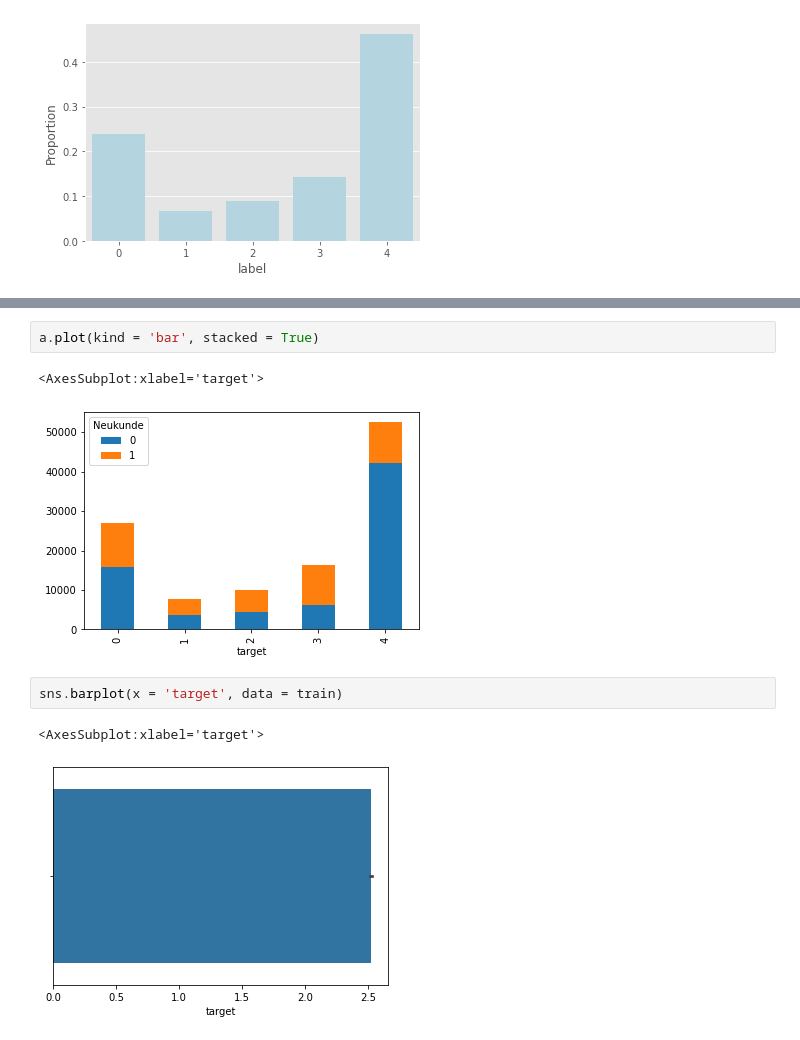
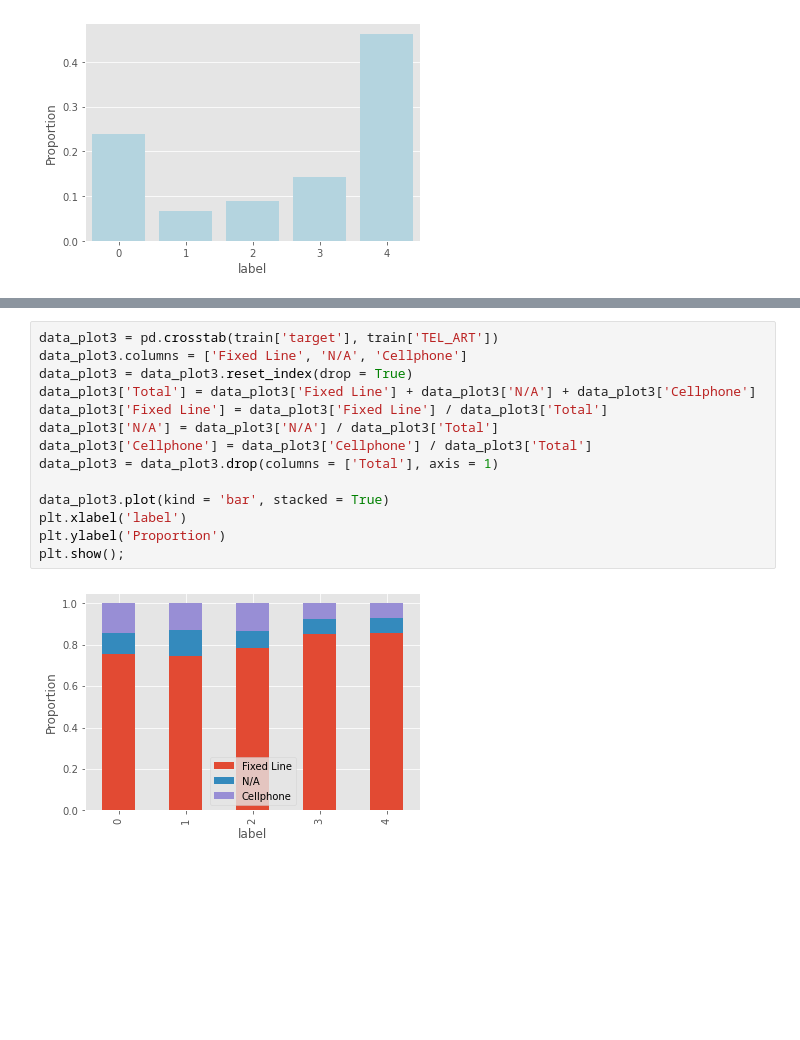
Before and after one commit to oscarm524/Data-Mining-Cup, a Jupyter notebook: DMC-2008/Data_Exploration/Data_Exploration.ipynb, the cells around one changed output, grey strips where cells are left out. Drawn from its saved outputs; the diff is of its cells as text; blank space fills up the shorter version.

```diff
--- a/DMC-2008/Data_Exploration/Data_Exploration.ipynb
+++ b/DMC-2008/Data_Exploration/Data_Exploration.ipynb
@@ -77,10 +71,16 @@ plt.show();
-# %%
-a.plot(kind = 'bar', stacked = True)
-# %% [output]
-<AxesSubplot:xlabel='target'>
-[figure, removed]
-# %%
-sns.barplot(x = 'target', data = train)
-# %% [output]
-<AxesSubplot:xlabel='target'>
-[figure, removed]
+# %%
+data_plot3 = pd.crosstab(train['target'], train['TEL_ART'])
+data_plot3.columns = ['Fixed Line', 'N/A', 'Cellphone']
+data_plot3 = data_plot3.reset_index(drop = True)
+data_plot3['Total'] = data_plot3['Fixed Line'] + data_plot3['N/A'] + data_plot3['Cellphone']
+data_plot3['Fixed Line'] = data_plot3['Fixed Line'] / data_plot3['Total']
+data_plot3['N/A'] = data_plot3['N/A'] / data_plot3['Total']
+data_plot3['Cellphone'] = data_plot3['Cellphone'] / data_plot3['Total']
+data_plot3 = data_plot3.drop(columns = ['Total'], axis = 1)
+
+data_plot3.plot(kind = 'bar', stacked = True)
+plt.xlabel('label')
+plt.ylabel('Proportion')
+plt.show();
+# %% [output]
+[figure, added]
```
Also changed, not shown: parts of 2 cells of this notebook.
